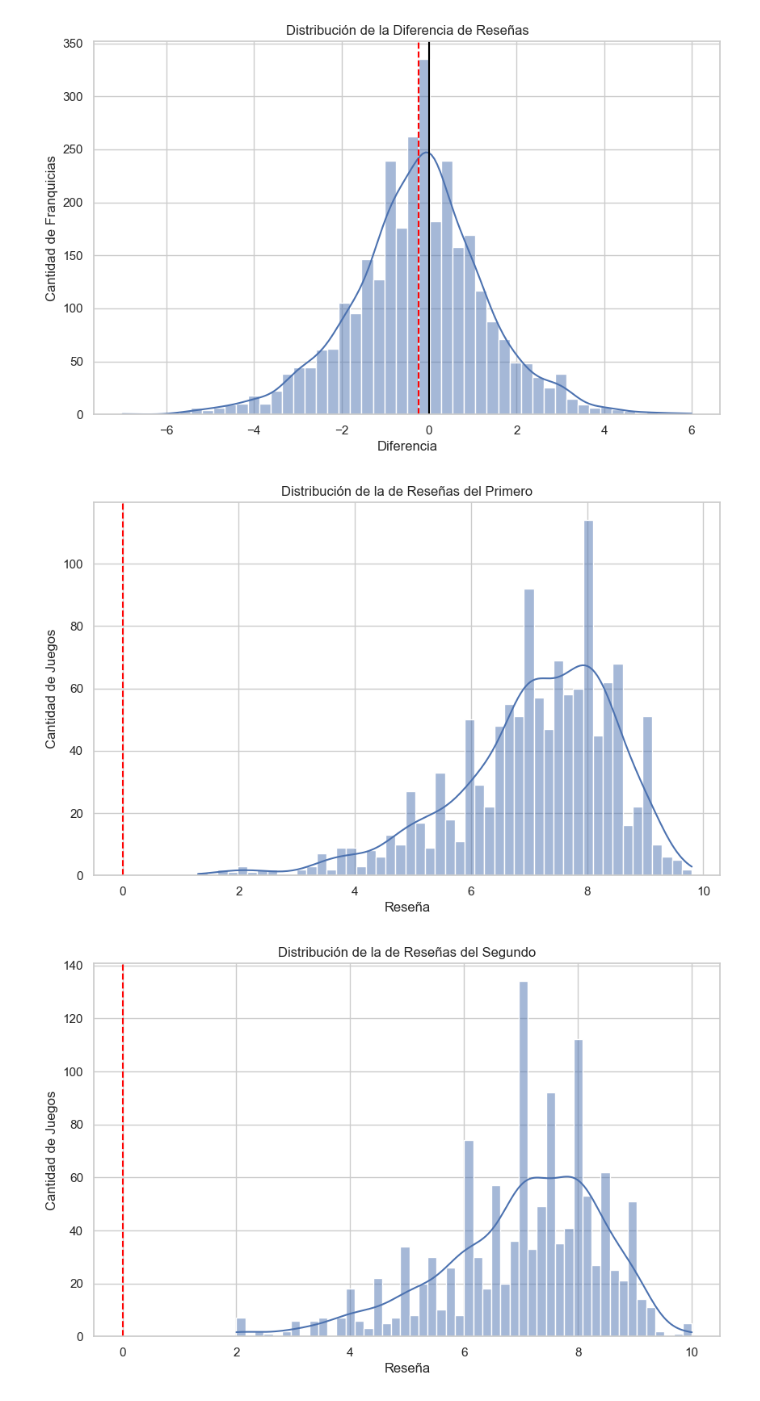
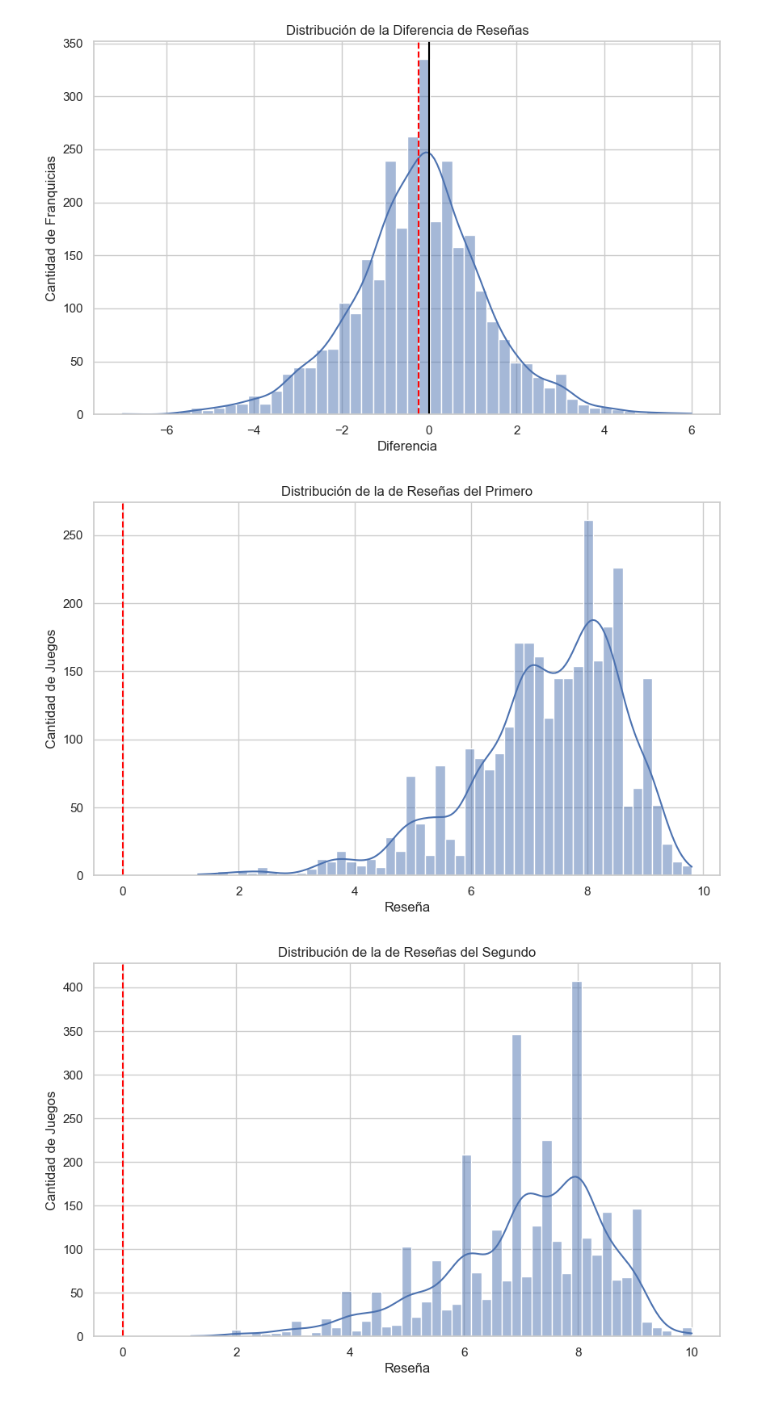
Before and after one commit to claudiocanales721/Proyecto-cs-de-datos, a Jupyter notebook: procesos/videojuegos/procesos de opinion críticos/Proceso.ipynb, the cells around one changed output. Saved outputs shown, nothing was run; the diff lists cells and outputs as text; code cells hidden in the pictures.

```diff
--- a/procesos/videojuegos/procesos de opinion críticos/Proceso.ipynb
+++ b/procesos/videojuegos/procesos de opinion críticos/Proceso.ipynb
@@ -373,7 +373,7 @@ sns.set_theme(style="whitegrid")
 
 
 plt.figure(figsize=(10, 6))
-sns.histplot(df_diferencia['score_1'], kde=True, bins=50)
+sns.histplot(df_diferencia['score_o'], kde=True, bins=50)
 
 
 plt.axvline(x=0, color='red', linestyle='--')
@@ -383,23 +383,23 @@ plt.xlabel('Reseña')
 plt.ylabel('Cantidad de Juegos')
 plt.show()
 # %% [output]
-[figure, old version]
+[figure, new version]
 # %%
 sns.set_theme(style="whitegrid")
 
 
 plt.figure(figsize=(10, 6))
-sns.histplot(df_diferencia['score_2'], kde=True, bins=50)
+sns.histplot(df_diferencia['score_s'], kde=True, bins=50)
 
 
 plt.axvline(x=0, color='red', linestyle='--')
 
 plt.title('Distribución de la de Reseñas del Segundo')
 plt.xlabel('Reseña')
 plt.ylabel('Cantidad de Juegos')
 plt.show()
 # %% [output]
-[figure, old version]
+[figure, new version]
 # %%
 df_diferencia['diferencia'].describe()
 # %% [output]
```
Also changed, not shown: parts of 7 cells of this notebook, 1 other file.
